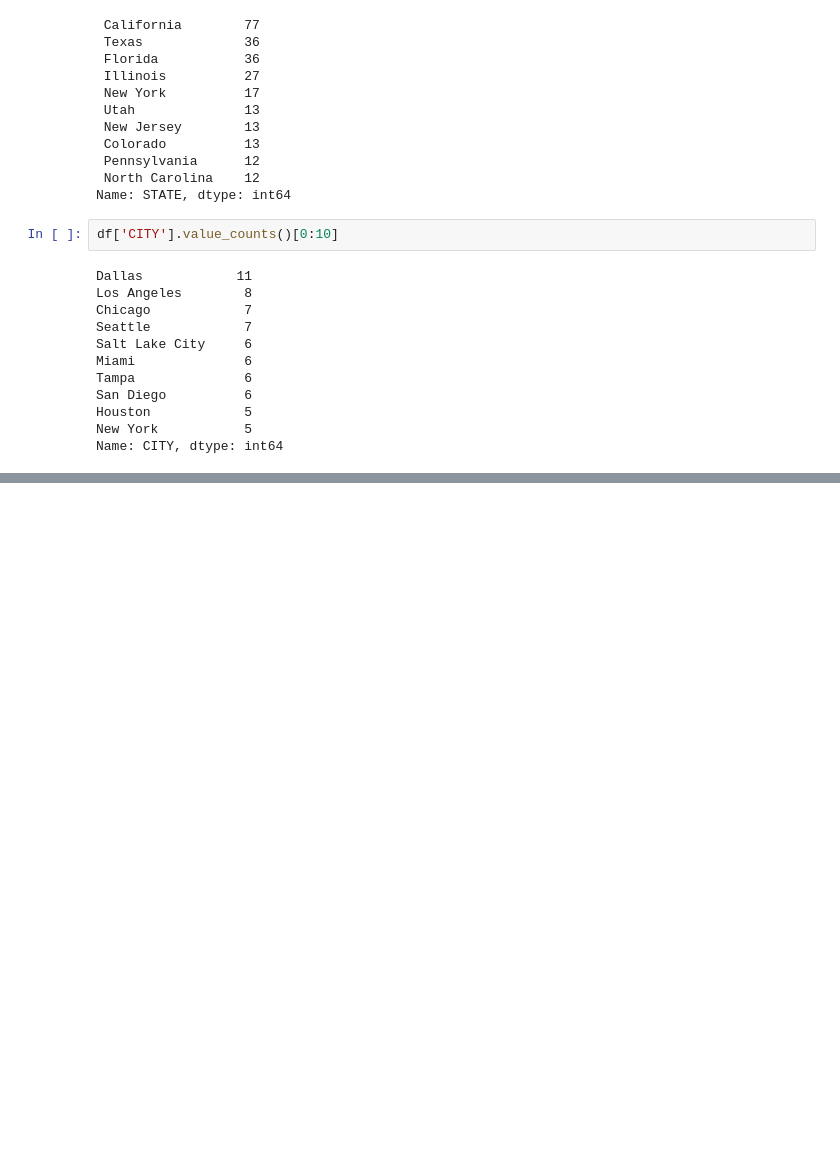
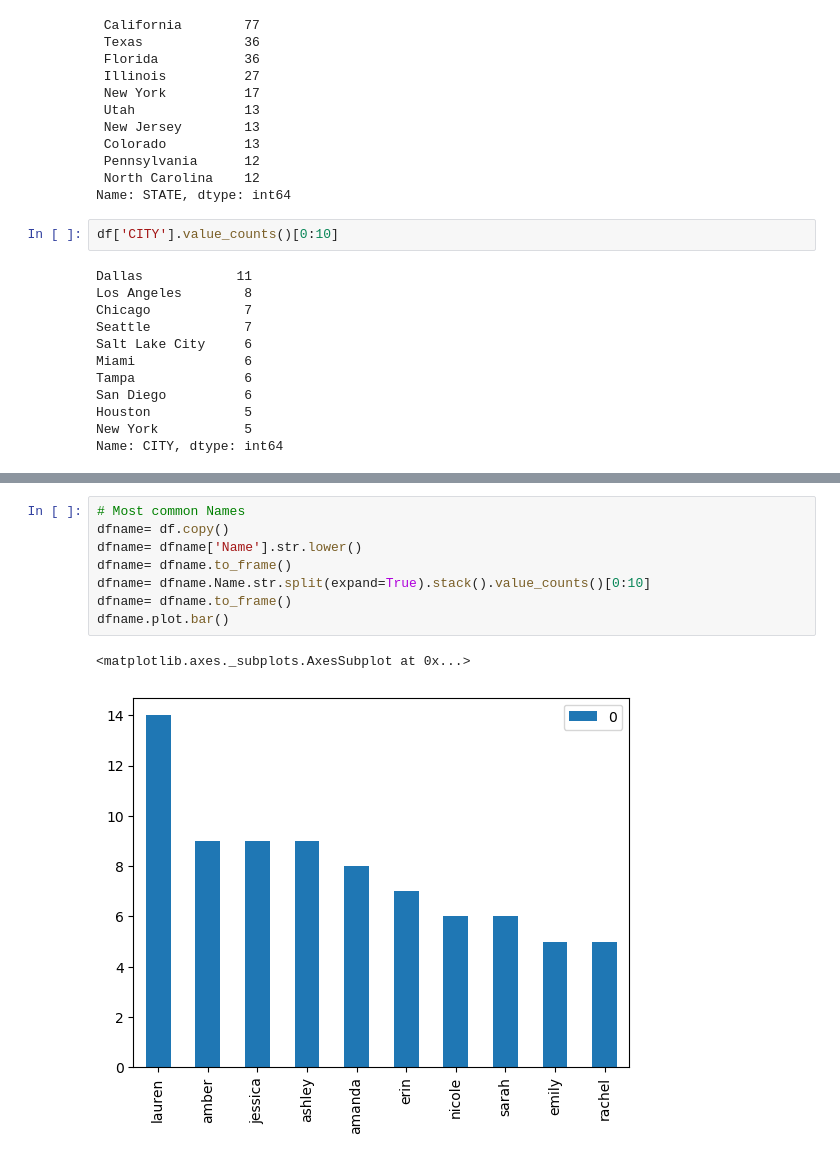
Before and after one commit to ajkeamy/Visualizations-Using-The-Bachelor, a Jupyter notebook: Analysis.ipynb, the cells around one changed output, grey strips where cells are left out. Cells and saved outputs as stored; diff of their text form; blank space fills up the shorter version.

```diff
--- a/Analysis.ipynb
+++ b/Analysis.ipynb
@@ -108,3 +104,14 @@ Name: Occupation, dtype: int64
+# %%
+# Most common Names
+dfname= df.copy()
+dfname= dfname['Name'].str.lower()
+dfname= dfname.to_frame()
+dfname= dfname.Name.str.split(expand=True).stack().value_counts()[0:10]
+dfname= dfname.to_frame()
+dfname.plot.bar()
+# %% [output]
+<matplotlib.axes._subplots.AxesSubplot at 0x...>
+[figure, added]
 # %%
 # 439 white contestants and only 43 minority contestants
 df['Minority'].value_counts()
```
Also changed, not shown: parts of 13 cells of this notebook.
